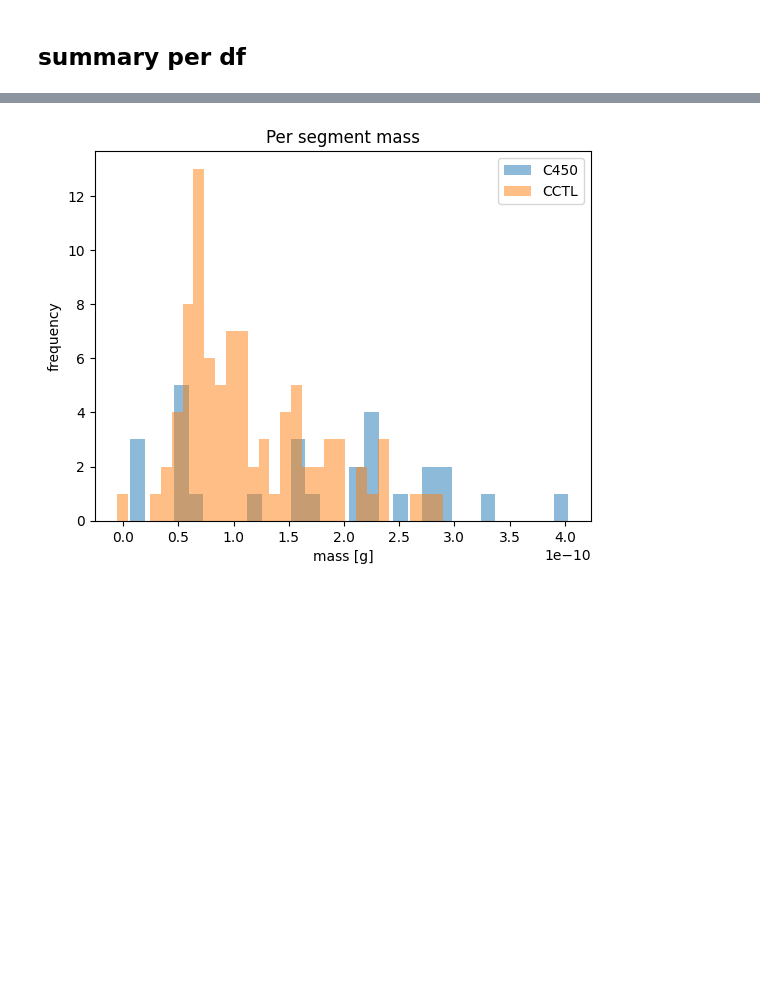
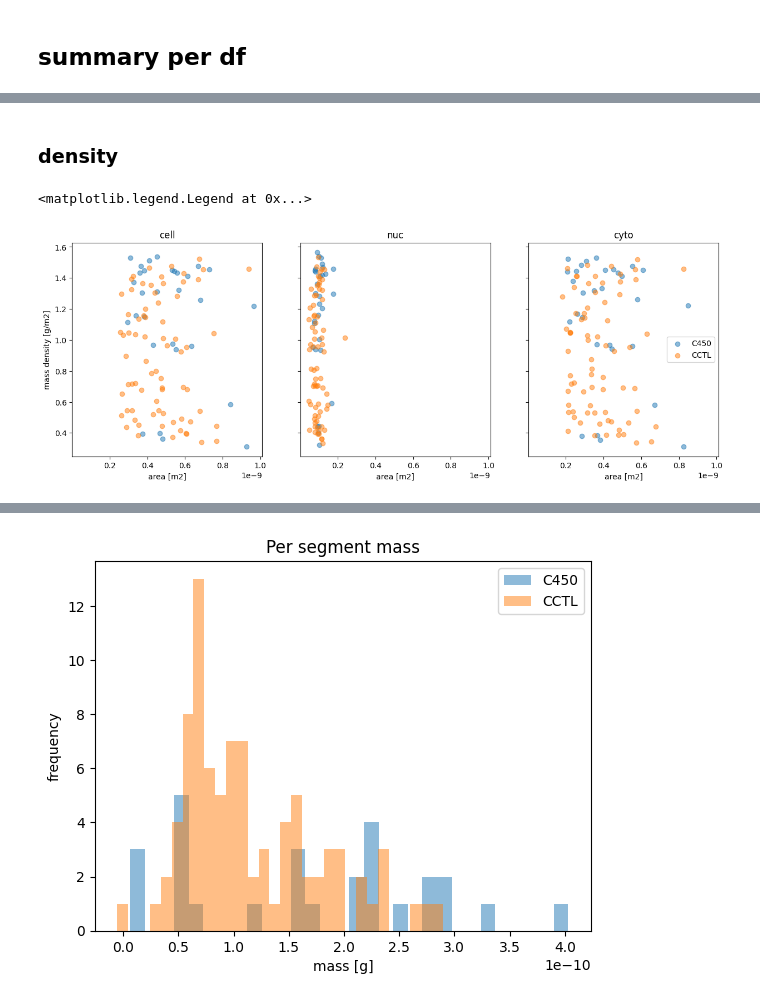
Before and after one commit to GrussmayerLab/dry_mass, a Jupyter notebook: mass_distribution_summary.ipynb, the cells around one changed output, grey strips where cells are left out. Saved outputs shown, nothing was run; the diff lists cells and outputs as text; code cells hidden in the pictures; blank space fills up the shorter version.

```diff
--- a/mass_distribution_summary.ipynb
+++ b/mass_distribution_summary.ipynb
@@ -80,0 +128,17 @@ c_ctl_df.describe()
+# %% [markdown]
+### density
+# %%
+f, ax = plt.subplots(ncols=len(keys), nrows=1, sharey=True, sharex=True, figsize=(15,5))
+
+axs= ax.flatten()
+for i, k in enumerate(keys):
+    axs[i].scatter(c_c450_df[f'area_{k}_m2'], c_c450_df[f'mass_{k}_kg']/c_c450_df[f'area_{k}_m2'], alpha=0.5, label='C450')
+    axs[i].scatter(c_ctl_df[f'area_{k}_m2'], c_ctl_df[f'mass_{k}_kg']/c_ctl_df[f'area_{k}_m2'], alpha=0.5, label='CCTL')
+    axs[i].set_xlabel('area [m2]')
+    axs[i].title.set_text(f'{k}')
+
+axs[0].set_ylabel('mass density [g/m2]')
+plt.legend()
+# %% [output]
+<matplotlib.legend.Legend at 0x...>
+[figure, added]
```
Also changed, not shown: parts of 10 cells of this notebook, 1 other file.
